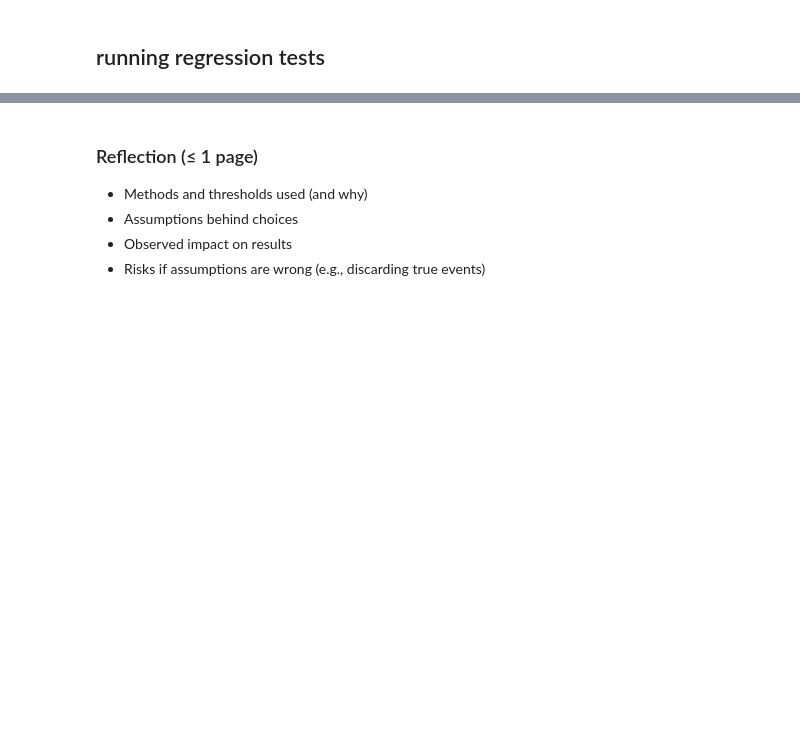
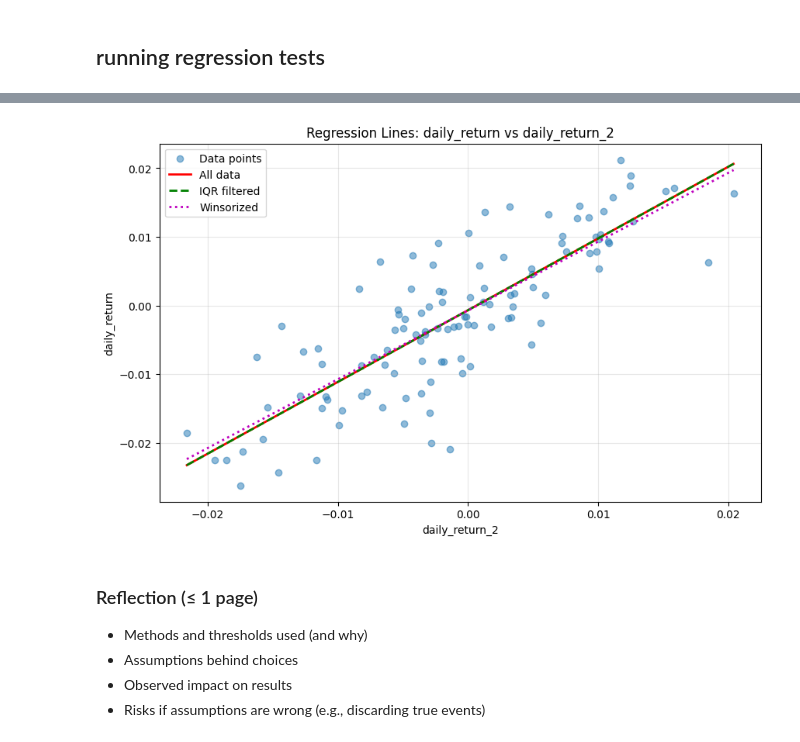
Before and after one commit to param-nyu/bootcamp_param_shah, a Jupyter notebook: homework/stage07_outliers-risk-assumptions/notebooks/stage07_outliers-risk-assumptions_homework-starter.ipynb, the cells around one changed output, grey strips where cells are left out. Cells and saved outputs as stored; diff of their text form; code cells hidden in the pictures; blank space fills up the shorter version.

```diff
--- a/homework/stage07_outliers-risk-assumptions/notebooks/stage07_outliers-risk-assumptions_homework-starter.ipynb
+++ b/homework/stage07_outliers-risk-assumptions/notebooks/stage07_outliers-risk-assumptions_homework-starter.ipynb
@@ -214,0 +283,80 @@ results_df
+# %%
+# Determine predictor column
+if 'x' in df.columns:
+    predictor = 'x'
+elif 'daily_return_2' in df.columns:
+    predictor = 'daily_return_2'
+elif len(df.select_dtypes(include=['number']).columns) > 1:
+    # Use the second numeric column if available
+    numeric_cols = df.select_dtypes(include=['number']).columns.tolist()
+    numeric_cols.remove(target_col)
+    predictor = numeric_cols[0] if numeric_cols else None
+else:
+    predictor = None
+
+if predictor:
+    print(f"Running regression: {target_col} ~ {predictor}")
+
+    X_all = df[[predictor]].to_numpy()
+    y_all = df[target_col].to_numpy()
+
+    X_filtered_iqr = df.loc[~df['outlier_iqr'], [predictor]].to_numpy()
+    y_filtered_iqr = df.loc[~df['outlier_iqr'], target_col].to_numpy()
+
+    X_filtered_z = df.loc[~df['outlier_z'], [predictor]].to_numpy()
+    y_filtered_z = df.loc[~df['outlier_z'], target_col].to_numpy()
+
+    model_all = LinearRegression().fit(X_all, y_all)
+    model_flt_iqr = LinearRegression().fit(X_filtered_iqr, y_filtered_iqr)
+    model_flt_z = LinearRegression().fit(X_filtered_z, y_filtered_z)
+
+    mae_all = mean_absolute_error(y_all, model_all.predict(X_all))
+    mae_flt_iqr = mean_absolute_error(y_filtered_iqr, model_flt_iqr.predict(X_filtered_iqr))
+    mae_flt_z = mean_absolute_error(y_filtered_z, model_flt_z.predict(X_filtered_z))
+
+    r2_all = r2_score(y_all, model_all.predict(X_all))
+    r2_flt_iqr = r2_score(y_filtered_iqr, model_flt_iqr.predict(X_filtered_iqr))
+    r2_flt_z = r2_score(y_filtered_z, model_flt_z.predict(X_filtered_z))
+
+    results = pd.DataFrame({
+        'slope': [model_all.coef_[0], model_flt_iqr.coef_[0], model_flt_z.coef_[0]],
+        'intercept': [model_all.intercept_, model_flt_iqr.intercept_, model_flt_z.intercept_],
+        'r2': [r2_all, r2_flt_iqr, r2_flt_z],
+        'mae': [mae_all, mae_flt_iqr, mae_flt_z]
+    }, index=['all', 'filtered_iqr', 'filtered_z'])
+
+    if 'winsorize_series' in globals():
+        w_series = winsorize_series(df[target_col])
+        X_w = df[[predictor]].to_numpy()
+        y_w = w_series.to_numpy()
+        model_w = LinearRegression().fit(X_w, y_w)
+
+        mae_w = mean_absolute_error(y_w, model_w.predict(X_w))
+        r2_w = r2_score(y_w, model_w.predict(X_w))
+
+        results.loc['winsorized'] = [model_w.coef_[0], model_w.intercept_, r2_w, mae_w]
+
+    print("Regression Results Comparison:")
+    display(results)
+
+    plt.figure(figsize=(10, 6))
+    plt.scatter(df[predictor], df[target_col], alpha=0.5, label='Data points')
+
+    x_range = np.linspace(df[predictor].min(), df[predictor].max(), 100).reshape(-1, 1)
+
+    plt.plot(x_range, model_all.predict(x_range), 'r-', label='All data', linewidth=2)
+    plt.plot(x_range, model_flt_iqr.predict(x_range), 'g--', label='IQR filtered', linewidth=2)
+
+    if 'winsorized' in results.index:
+        plt.plot(x_range, model_w.predict(x_range), 'm:', label='Winsorized', linewidth=2)
+
+    plt.xlabel(predictor)
+    plt.ylabel(target_col)
+    plt.title(f'Regression Lines: {target_col} vs {predictor}')
+    plt.legend()
+    plt.grid(True, alpha=0.3)
+    plt.show()
+
+else:
+    print("No suitable predictor column found; skipping regression analysis.")
+# %% [output]
@@ -215,3 +370,4 @@ results_df
+[figure, added]
 # %% [markdown]
 ### Reflection (≤ 1 page)
 - Methods and thresholds used (and why)
```
Also changed, not shown: parts of 15 cells of this notebook, 1 other file.
